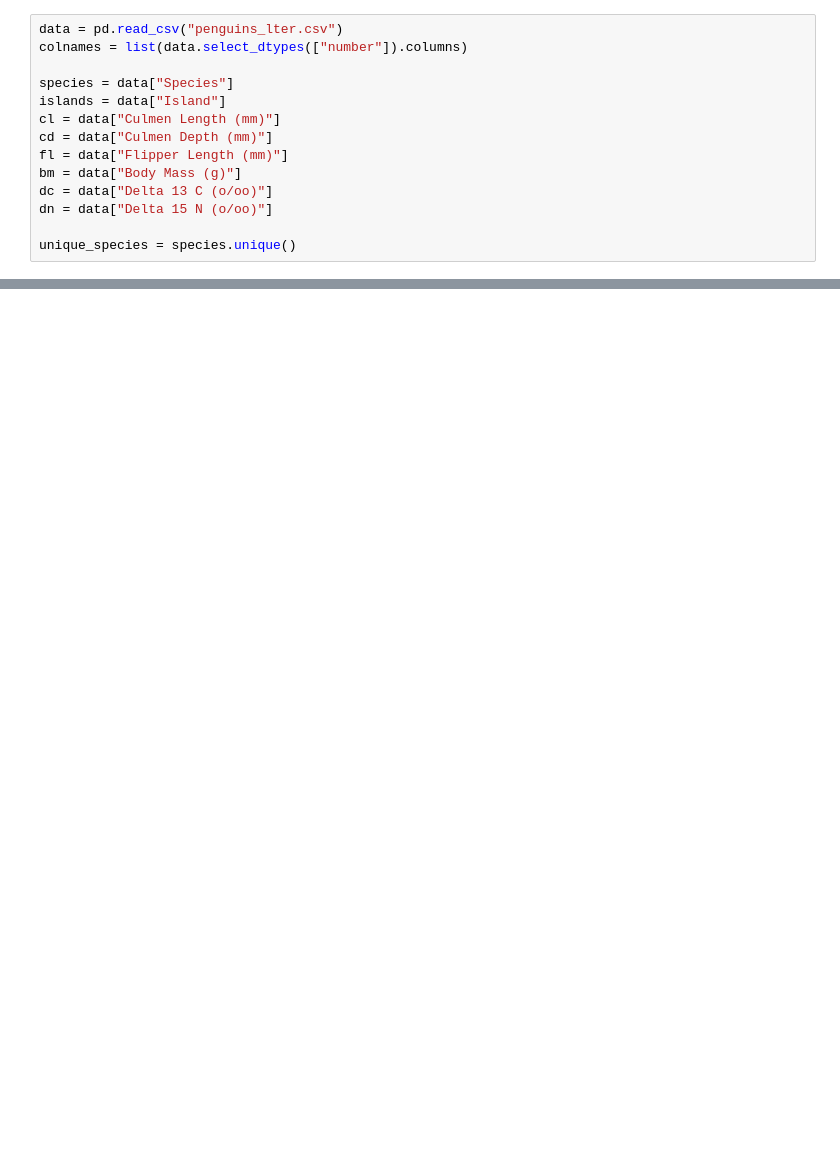
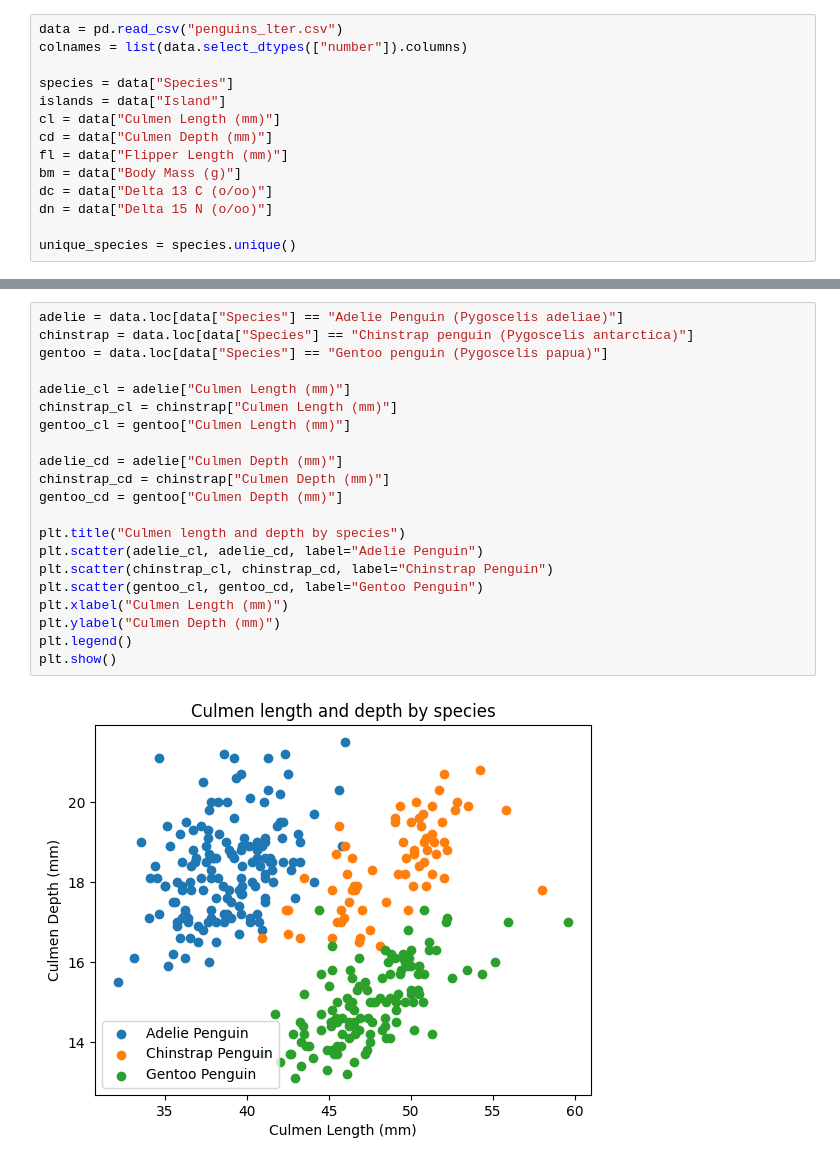
Before and after one commit to Unexp1ainable/UPA-2, a Jupyter notebook: proj.ipynb, the cells around one changed output, grey strips where cells are left out. Drawn from its saved outputs; the diff is of its cells as text; blank space fills up the shorter version.

Commit message:
culmen length and depth, flipper length to body mass

```diff
--- a/proj.ipynb
+++ b/proj.ipynb
@@ -49,0 +63,23 @@ plt.plot()
+# %%
+adelie = data.loc[data["Species"] == "Adelie Penguin (Pygoscelis adeliae)"]
+chinstrap = data.loc[data["Species"] == "Chinstrap penguin (Pygoscelis antarctica)"]
+gentoo = data.loc[data["Species"] == "Gentoo penguin (Pygoscelis papua)"]
+
+adelie_cl = adelie["Culmen Length (mm)"]
+chinstrap_cl = chinstrap["Culmen Length (mm)"]
+gentoo_cl = gentoo["Culmen Length (mm)"]
+
+adelie_cd = adelie["Culmen Depth (mm)"]
+chinstrap_cd = chinstrap["Culmen Depth (mm)"]
+gentoo_cd = gentoo["Culmen Depth (mm)"]
+
+plt.title("Culmen length and depth by species")
+plt.scatter(adelie_cl, adelie_cd, label="Adelie Penguin")
+plt.scatter(chinstrap_cl, chinstrap_cd, label="Chinstrap Penguin")
+plt.scatter(gentoo_cl, gentoo_cd, label="Gentoo Penguin")
+plt.xlabel("Culmen Length (mm)")
+plt.ylabel("Culmen Depth (mm)")
+plt.legend()
+plt.show()
+# %% [output]
+[figure, added]
```
Also changed, not shown: parts of 5 cells of this notebook.
